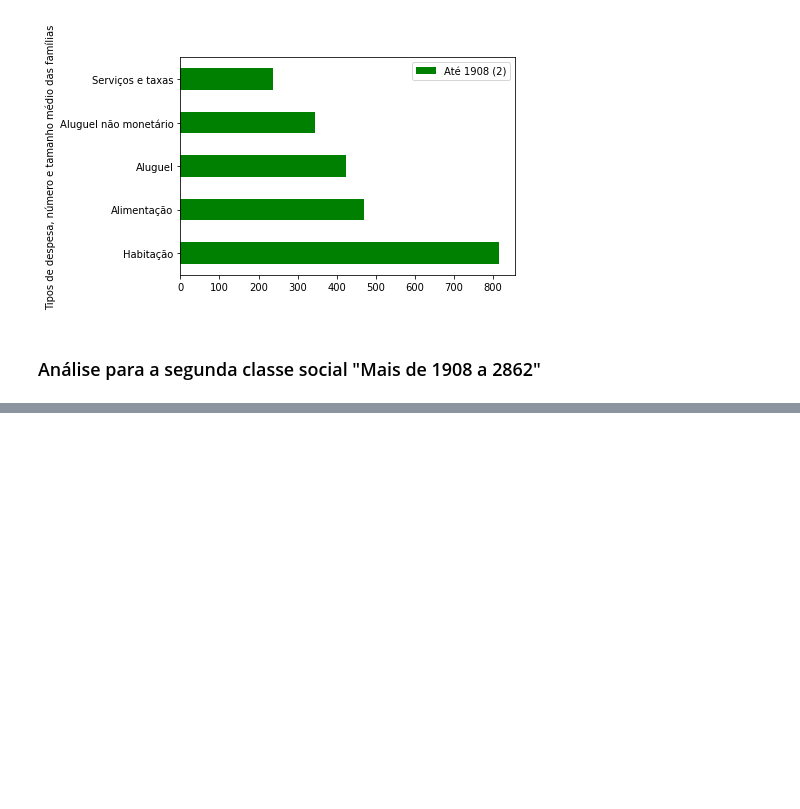
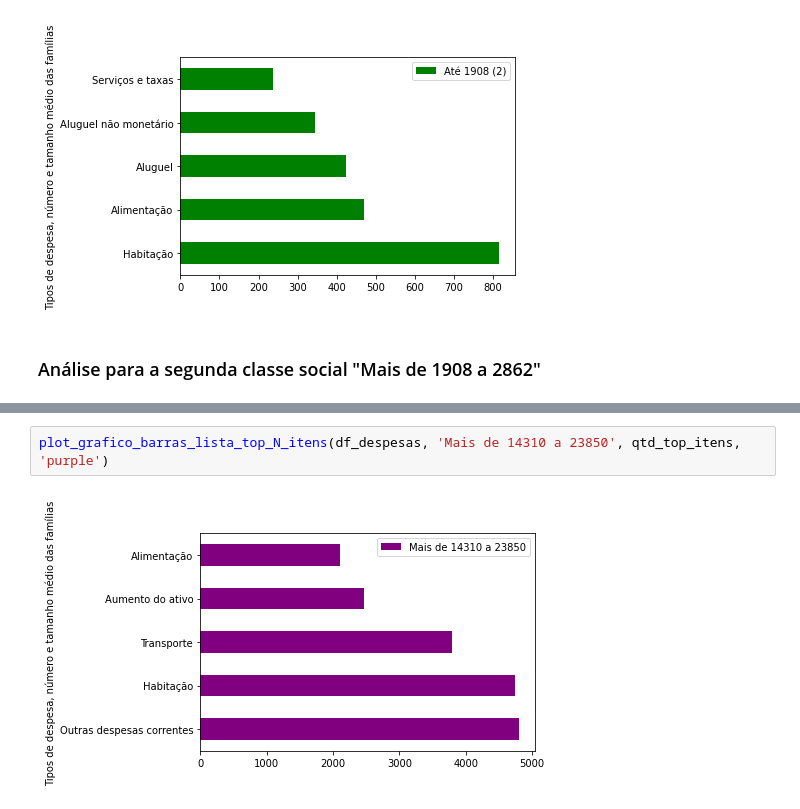
Before and after one commit to brunomarram/trabalho-dados, a Jupyter notebook: src/parte3/analise_exploratoria_por_classe_e_estado.ipynb, the cells around one changed output, grey strips where cells are left out. Drawn from its saved outputs; the diff is of its cells as text; blank space fills up the shorter version.

```diff
--- a/src/parte3/analise_exploratoria_por_classe_e_estado.ipynb
+++ b/src/parte3/analise_exploratoria_por_classe_e_estado.ipynb
@@ -186,0 +238,4 @@ plot_grafico_barras_lista_top_N_itens(df_despesas, id_2862, colunas_datasets, to
+# %%
+plot_grafico_barras_lista_top_N_itens(df_despesas, 'Mais de 14310 a 23850', qtd_top_itens, 'purple')
+# %% [output]
+[figure, added]
```
Also changed, not shown: parts of 43 cells of this notebook, 1 other file.
